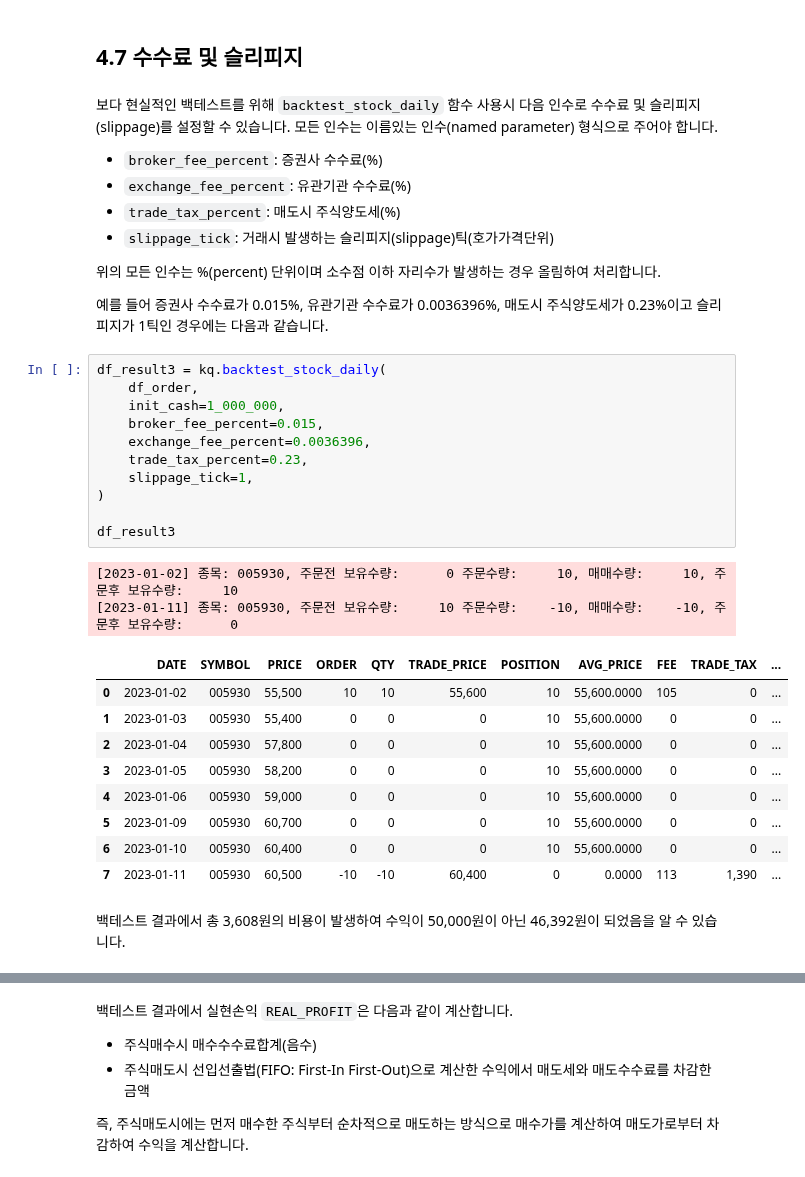
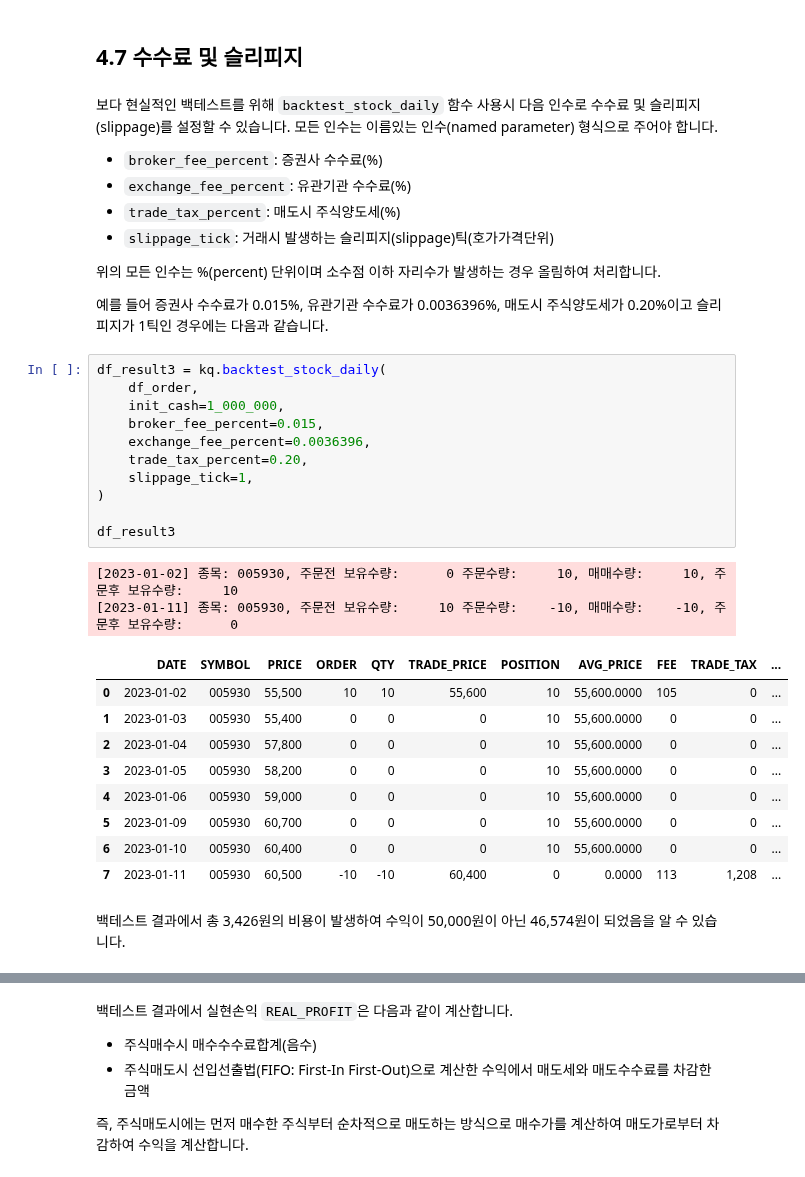
Before and after one commit to koscom/kquant, a Jupyter notebook: docs/tutorials/tutorial04.ipynb, the cells around one changed output, grey strips where cells are left out. Drawn from its saved outputs; the diff is of its cells as text.

```diff
--- a/docs/tutorials/tutorial04.ipynb
+++ b/docs/tutorials/tutorial04.ipynb
@@ -210,33 +210,33 @@ kq.backtest_plot_stock_daily(df_result2)
 
 위의 모든 인수는 %(percent) 단위이며 소수점 이하 자리수가 발생하는 경우 올림하여 처리합니다.
 
-예를 들어 증권사 수수료가 0.015%, 유관기관 수수료가 0.0036396%, 매도시 주식양도세가 0.23%이고
+예를 들어 증권사 수수료가 0.015%, 유관기관 수수료가 0.0036396%, 매도시 주식양도세가 0.20%이고
 슬리피지가 1틱인 경우에는 다음과 같습니다.
 # %%
 df_result3 = kq.backtest_stock_daily(
     df_order,
     init_cash=1_000_000,
     broker_fee_percent=0.015,
     exchange_fee_percent=0.0036396,
-    trade_tax_percent=0.23,
+    trade_tax_percent=0.20,
     slippage_tick=1,
 )
 
 df_result3
 # %% [output]
 [2023-01-02] 종목: 005930, 주문전 보유수량:      0 주문수량:     10, 매매수량:     10, 주문후 보유수량:     10
 [2023-01-11] 종목: 005930, 주문전 보유수량:     10 주문수량:    -10, 매매수량:    -10, 주문후 보유수량:      0
 |  | DATE | SYMBOL | PRICE | ORDER | QTY | TRADE_PRICE | POSITION | AVG_PRICE | FEE | TRADE_TAX | ... |
 | 0 | 2023-01-02 | 005930 | 55,500 | 10 | 10 | 55,600 | 10 | 55,600.0000 | 105 | 0 | ... |
 | 1 | 2023-01-03 | 005930 | 55,400 | 0 | 0 | 0 | 10 | 55,600.0000 | 0 | 0 | ... |
 | 2 | 2023-01-04 | 005930 | 57,800 | 0 | 0 | 0 | 10 | 55,600.0000 | 0 | 0 | ... |
 | 3 | 2023-01-05 | 005930 | 58,200 | 0 | 0 | 0 | 10 | 55,600.0000 | 0 | 0 | ... |
 | 4 | 2023-01-06 | 005930 | 59,000 | 0 | 0 | 0 | 10 | 55,600.0000 | 0 | 0 | ... |
 | 5 | 2023-01-09 | 005930 | 60,700 | 0 | 0 | 0 | 10 | 55,600.0000 | 0 | 0 | ... |
 | 6 | 2023-01-10 | 005930 | 60,400 | 0 | 0 | 0 | 10 | 55,600.0000 | 0 | 0 | ... |
-| 7 | 2023-01-11 | 005930 | 60,500 | -10 | -10 | 60,400 | 0 | 0.0000 | 113 | 1,390 | ... |
+| 7 | 2023-01-11 | 005930 | 60,500 | -10 | -10 | 60,400 | 0 | 0.0000 | 113 | 1,208 | ... |
 # %% [markdown]
-백테스트 결과에서 총 3,608원의 비용이 발생하여 수익이 50,000원이 아닌 46,392원이 되었음을 알 수 있습니다.
+백테스트 결과에서 총 3,426원의 비용이 발생하여 수익이 50,000원이 아닌 46,574원이 되었음을 알 수 있습니다.
 # %%
 fee_buy = df_result3.FEE.iloc[0]
 fee_sell = df_result3.FEE.iloc[-1]
```
Also changed, not shown: parts of 10 cells of this notebook, 8 other files.
